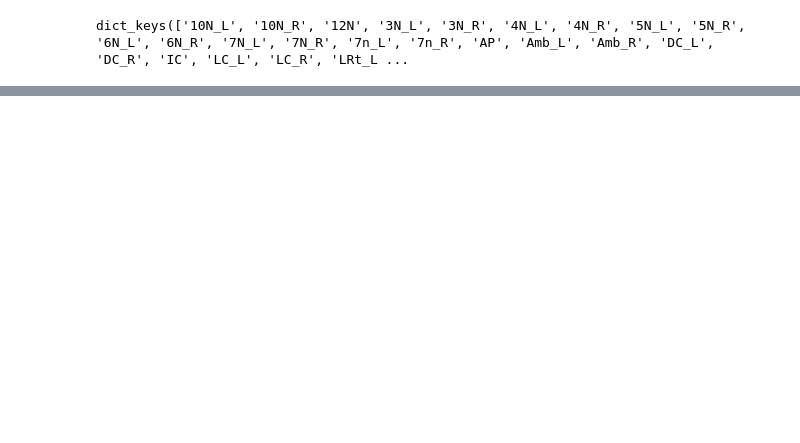
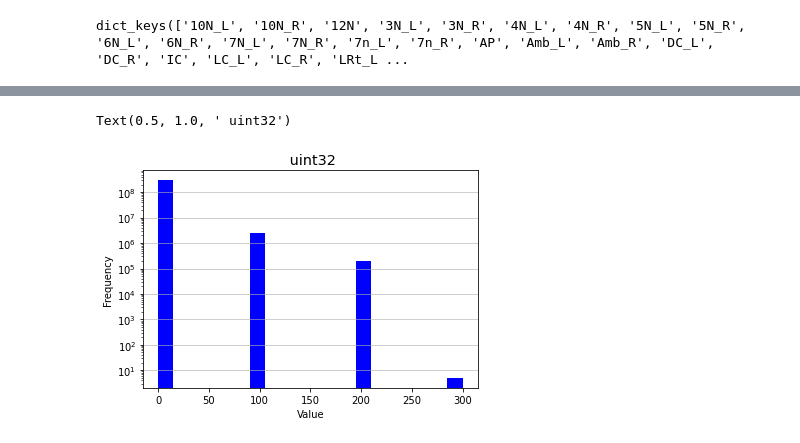
Before and after one commit to ActiveBrainAtlas2/preprocessing-pipeline, a Jupyter notebook: notebooks/Litao/load_atlas_create_volume.ipynb, the cells around one changed output, grey strips where cells are left out. Saved outputs shown, nothing was run; the diff lists cells and outputs as text; code cells hidden in the pictures; blank space fills up the shorter version.

```diff
--- a/notebooks/Litao/load_atlas_create_volume.ipynb
+++ b/notebooks/Litao/load_atlas_create_volume.ipynb
@@ -11,5 +19,5 @@ from utilities.utilities_cvat_neuroglancer import get_structure_number, get_segm
 # %%
-ATLAS_PATH = '/net/birdstore/Active_Atlas_Data/data_root/atlas_data/atlasV7'
+ATLAS_PATH = '/net/birdstore/Active_Atlas_Data/data_root/atlas_data/atlasV8'
 ORIGIN_PATH = os.path.join(ATLAS_PATH, 'origin')
 VOLUME_PATH = os.path.join(ATLAS_PATH, 'structure')
 origin_files = sorted(os.listdir(ORIGIN_PATH))
@@ -37,10 +45,11 @@ print(structure_volume_origin.keys())
 # %% [output]
 dict_keys(['10N_L', '10N_R', '12N', '3N_L', '3N_R', '4N_L', '4N_R', '5N_L', '5N_R', '6N_L', '6N_R', '7N_L', '7N_R', '7n_L', '7n_R', 'AP', 'Amb_L', 'Amb_R', 'DC_L', 'DC_R', 'IC', 'LC_L', 'LC_R', 'LRt_L ...
 # %%
+
 x_length = 1000
 y_length = 1000
 z_length = 300
-atlasV7_volume = np.zeros((x_length, y_length, z_length), dtype=np.uint32)
+atlas_volume = np.zeros((x_length, y_length, z_length), dtype=np.uint32)
 
 for structure, (volume, origin) in structure_volume_origin.items():
     x, y, z = origin
@@ -53,4 +62,4 @@ for structure, (volume, origin) in structure_volume_origin.items():
 
     z_indices = [z for z in range(volume.shape[2]) if z % 2 == 0]
     volume = volume[:, :, z_indices]
-    atlasV7_volume[x_start:x_end, y_start:y_end, z_start:z_end] += volume
+    atlas_volume[x_start:x_end, y_start:y_end, z_start:z_end] += volume
@@ -67,3 +173,17 @@ plt.imshow(atlasV7_volume[:,:,100])
+# %%
+flat = arr.flatten()
+fig = plt.figure()
+plt.rcParams['figure.figsize'] = [10, 6]
+plt.hist(flat, bins=20, color='b')
+plt.style.use('ggplot')
+plt.yscale('log')
+plt.grid(axis='y', alpha=0.75)
+plt.xlabel('Value')
+plt.ylabel('Frequency')
+plt.title(f' {arr.dtype}')
+# %% [output]
+Text(0.5, 1.0, ' uint32')
+[figure, added]
 # %%
 %%time
 OUTPUT_DIR = '/net/birdstore/Active_Atlas_Data/data_root/pipeline_data/structures/atlasV7'
```
Also changed, not shown: parts of 10 cells of this notebook, 3 other files.
